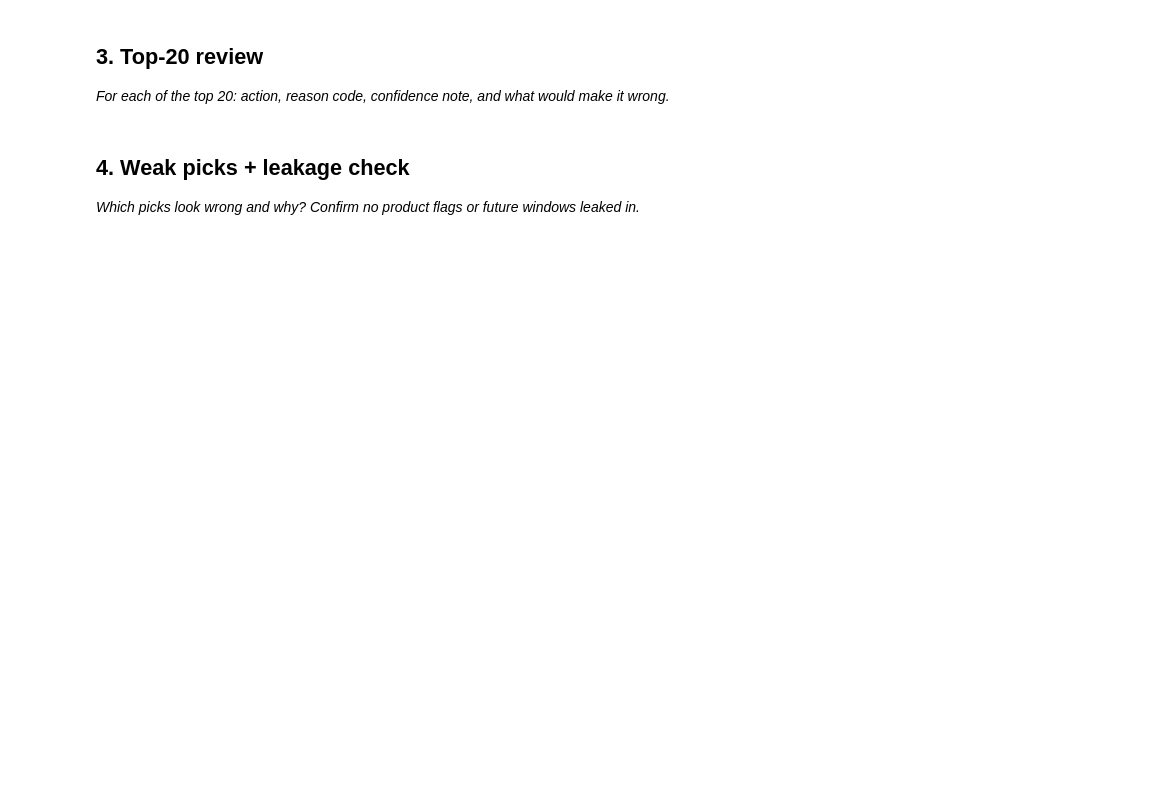
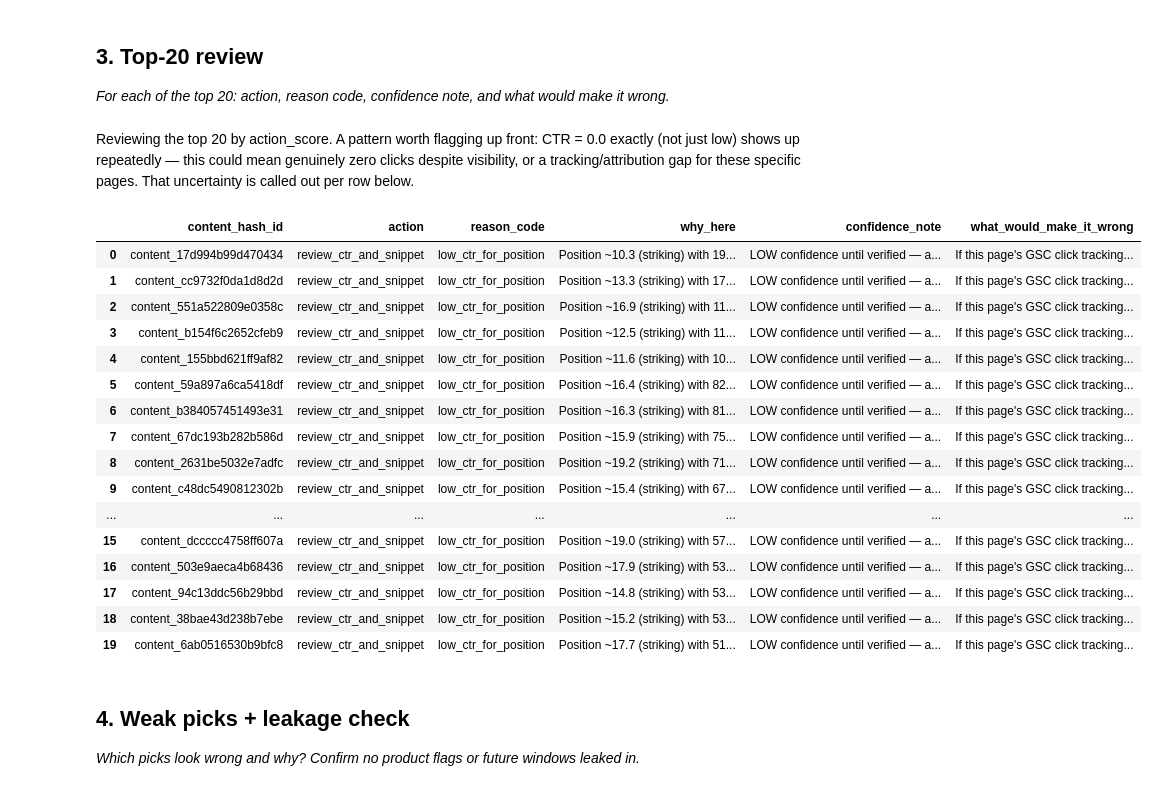
Before and after one commit to rifkiay/flyrank-ml-internship-starter, a Jupyter notebook: work/notebooks/w04_baseline_score.ipynb, the cells around one changed output. Saved outputs shown, nothing was run; the diff lists cells and outputs as text; code cells hidden in the pictures; blank space fills up the shorter version.

```diff
--- a/work/notebooks/w04_baseline_score.ipynb
+++ b/work/notebooks/w04_baseline_score.ipynb
@@ -13,3 +22,15 @@ This skeleton is yours to fill. Work the sections **in order** — each one has
 # %%
 # This cell is for CODE (numbers, a query, a check).
 # Write your text answer in the cell ABOVE this one — typing sentences here breaks Run All.
+import duckdb
+import os
+from dotenv import load_dotenv
+
+load_dotenv()
+hf_token = os.getenv("HF_TOKEN")
+
+con = duckdb.connect()
+con.execute(f"CREATE SECRET (TYPE huggingface, TOKEN '{hf_token}')")
+
+rel = "hf://datasets/FlyRank/internship-warehouse"
+month_path = f"{rel}/fact_content_daily_performance/month=2026-03/*.parquet"
@@ -30,3 +211,57 @@ This skeleton is yours to fill. Work the sections **in order** — each one has
+# %% [markdown]
+Reviewing the top 20 by action_score. A pattern worth flagging up front: CTR = 0.0 exactly (not just low) shows up repeatedly — this could mean genuinely zero clicks despite visibility, or a tracking/attribution gap for these specific pages. That uncertainty is called out per row below.
+# %%
+# This cell is for CODE (numbers, a query, a check).
+# Write your text answer in the cell ABOVE this one — typing sentences here breaks Run All.
+top20 = ranked.head(20).copy()
+
+def why_here(row):
+    if row["reason_code"] == "low_ctr_for_position":
+        return (f"Position ~{row['avg_position']:.1f} ({row['position_tier']}) with "
+                f"{row['total_impressions']:.0f} impressions but CTR of {row['ctr']:.2f}%, "
+                f"vs {row['expected_ctr']:.3f}% expected for this tier.")
+    else:
+        return (f"Striking distance (pos ~{row['avg_position']:.1f}) with "
+                f"{row['total_impressions']:.0f} impressions, above the tier's median volume.")
+
+def confidence_note(row):
+    if row["ctr"] == 0 and row["total_impressions"] >= 1000:
+        return "LOW confidence until verified — a hard 0% CTR at this much volume is more likely a tracking gap than true zero engagement."
+    elif row["ctr"] == 0:
+        return "MEDIUM confidence — zero clicks is plausible at this volume, but still worth a manual spot-check."
+    else:
+        return "MEDIUM-HIGH confidence — CTR is measurably below tier expectation, not just zero by default."
+
+def what_would_make_it_wrong(row):
+    if row["ctr"] == 0:
+        return "If this page's GSC click tracking is broken/misattributed, or the URL recently changed and impressions are still mapped to the old page."
+    else:
+        return "If this page is brand-new and hasn't accumulated enough clicks yet to reflect a stable CTR."
+
+top20["why_here"] = top20.apply(why_here, axis=1)
+top20["confidence_note"] = top20.apply(confidence_note, axis=1)
+top20["what_would_make_it_wrong"] = top20.apply(what_would_make_it_wrong, axis=1)
+
+review_table = top20[["content_hash_id", "action", "reason_code", "why_here", "confidence_note", "what_would_make_it_wrong"]]
+review_table
+# %% [output]
+|  | content_hash_id | action | reason_code | why_here | confidence_note | what_would_make_it_wrong |
+| 0 | content_17d994b99d470434 | review_ctr_and_snippet | low_ctr_for_position | Position ~10.3 (striking) with 19... | LOW confidence until verified — a... | If this page's GSC click tracking... |
+| 1 | content_cc9732f0da1d8d2d | review_ctr_and_snippet | low_ctr_for_position | Position ~13.3 (striking) with 17... | LOW confidence until verified — a... | If this page's GSC click tracking... |
+| 2 | content_551a522809e0358c | review_ctr_and_snippet | low_ctr_for_position | Position ~16.9 (striking) with 11... | LOW confidence until verified — a... | If this page's GSC click tracking... |
+| 3 | content_b154f6c2652cfeb9 | review_ctr_and_snippet | low_ctr_for_position | Position ~12.5 (striking) with 11... | LOW confidence until verified — a... | If this page's GSC click tracking... |
+| 4 | content_155bbd621ff9af82 | review_ctr_and_snippet | low_ctr_for_position | Position ~11.6 (striking) with 10... | LOW confidence until verified — a... | If this page's GSC click tracking... |
+| 5 | content_59a897a6ca5418df | review_ctr_and_snippet | low_ctr_for_position | Position ~16.4 (striking) with 82... | LOW confidence until verified — a... | If this page's GSC click tracking... |
+| 6 | content_b384057451493e31 | review_ctr_and_snippet | low_ctr_for_position | Position ~16.3 (striking) with 81... | LOW confidence until verified — a... | If this page's GSC click tracking... |
+| 7 | content_67dc193b282b586d | review_ctr_and_snippet | low_ctr_for_position | Position ~15.9 (striking) with 75... | LOW confidence until verified — a... | If this page's GSC click tracking... |
+| 8 | content_2631be5032e7adfc | review_ctr_and_snippet | low_ctr_for_position | Position ~19.2 (striking) with 71... | LOW confidence until verified — a... | If this page's GSC click tracking... |
+| 9 | content_c48dc5490812302b | review_ctr_and_snippet | low_ctr_for_position | Position ~15.4 (striking) with 67... | LOW confidence until verified — a... | If this page's GSC click tracking... |
+| ... | ... | ... | ... | ... | ... | ... |
+| 15 | content_dccccc4758ff607a | review_ctr_and_snippet | low_ctr_for_position | Position ~19.0 (striking) with 57... | LOW confidence until verified — a... | If this page's GSC click tracking... |
+| 16 | content_503e9aeca4b68436 | review_ctr_and_snippet | low_ctr_for_position | Position ~17.9 (striking) with 53... | LOW confidence until verified — a... | If this page's GSC click tracking... |
+| 17 | content_94c13ddc56b29bbd | review_ctr_and_snippet | low_ctr_for_position | Position ~14.8 (striking) with 53... | LOW confidence until verified — a... | If this page's GSC click tracking... |
+| 18 | content_38bae43d238b7ebe | review_ctr_and_snippet | low_ctr_for_position | Position ~15.2 (striking) with 53... | LOW confidence until verified — a... | If this page's GSC click tracking... |
+| 19 | content_6ab0516530b9bfc8 | review_ctr_and_snippet | low_ctr_for_position | Position ~17.7 (striking) with 51... | LOW confidence until verified — a... | If this page's GSC click tracking... |
 # %% [markdown]
 ## 4. Weak picks + leakage check
 
```
Also changed, not shown: parts of 12 cells of this notebook.
